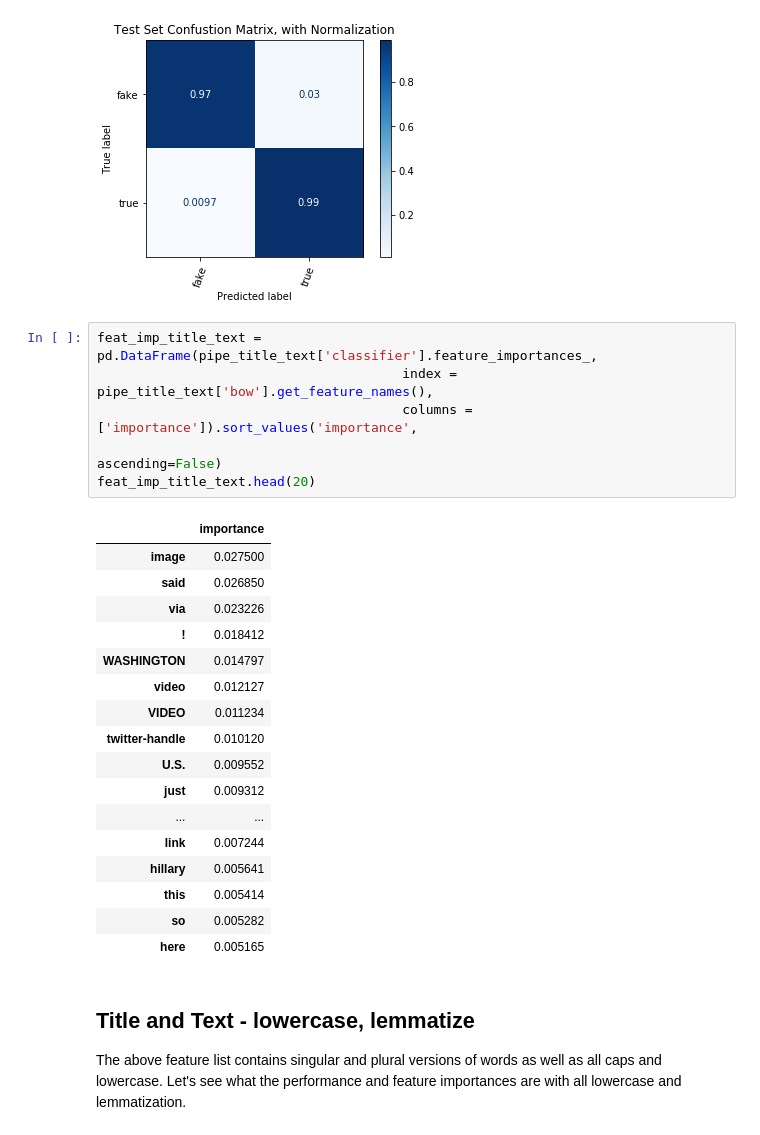
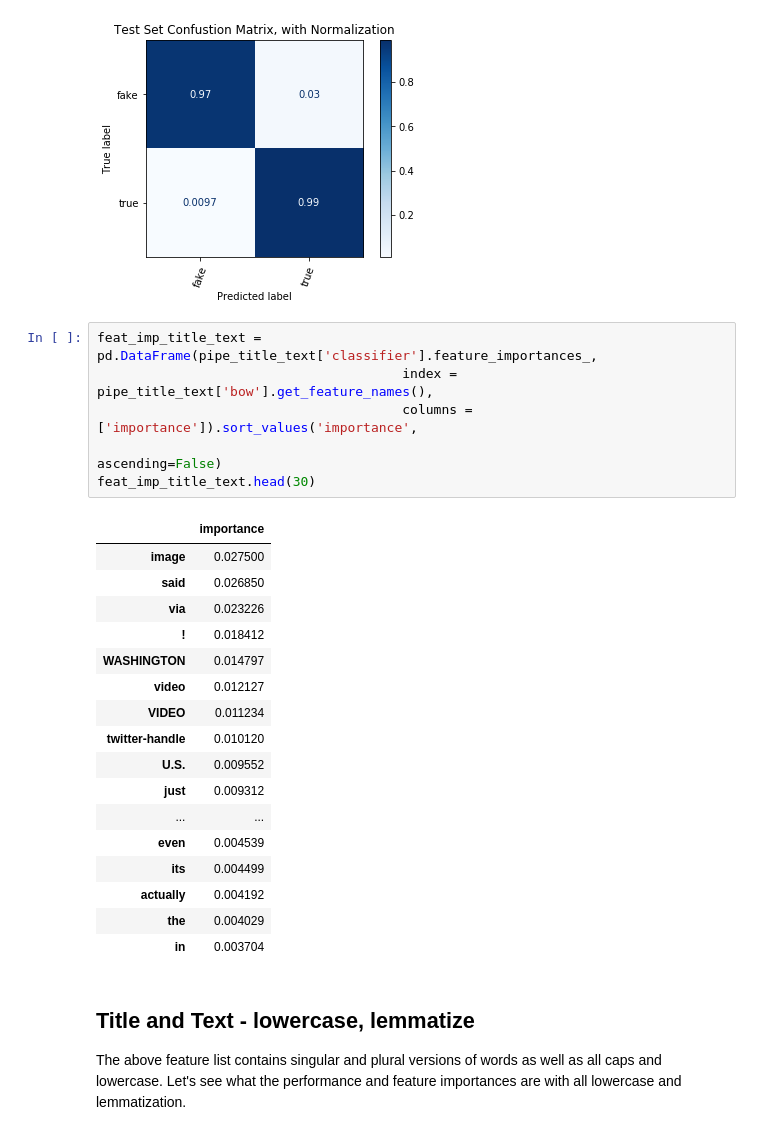
Before and after one commit to merb92/fake-news-classification, a Jupyter notebook: notebooks/rf_bow.ipynb, the cells around one changed output. Drawn from its saved outputs; the diff is of its cells as text.

```diff
--- a/notebooks/rf_bow.ipynb
+++ b/notebooks/rf_bow.ipynb
@@ -395,27 +395,27 @@ weighted avg       0.98      0.98      0.98      7728
 # %%
 feat_imp_title_text = pd.DataFrame(pipe_title_text['classifier'].feature_importances_,
                                        index = pipe_title_text['bow'].get_feature_names(),
                                        columns = ['importance']).sort_values('importance',
                                                                              ascending=False)
-feat_imp_title_text.head(20)
+feat_imp_title_text.head(30)
 # %% [output]
 |  | importance |
 | image | 0.027500 |
 | said | 0.026850 |
 | via | 0.023226 |
 | ! | 0.018412 |
 | WASHINGTON | 0.014797 |
 | video | 0.012127 |
 | VIDEO | 0.011234 |
 | twitter-handle | 0.010120 |
 | U.S. | 0.009552 |
 | just | 0.009312 |
 | ... | ... |
-| link | 0.007244 |
-| hillary | 0.005641 |
-| this | 0.005414 |
-| so | 0.005282 |
-| here | 0.005165 |
+| even | 0.004539 |
+| its | 0.004499 |
+| actually | 0.004192 |
+| the | 0.004029 |
+| in | 0.003704 |
 # %% [markdown]
 ## Title and Text - lowercase, lemmatize
 
```
Also changed, not shown: parts of 2 cells of this notebook.
